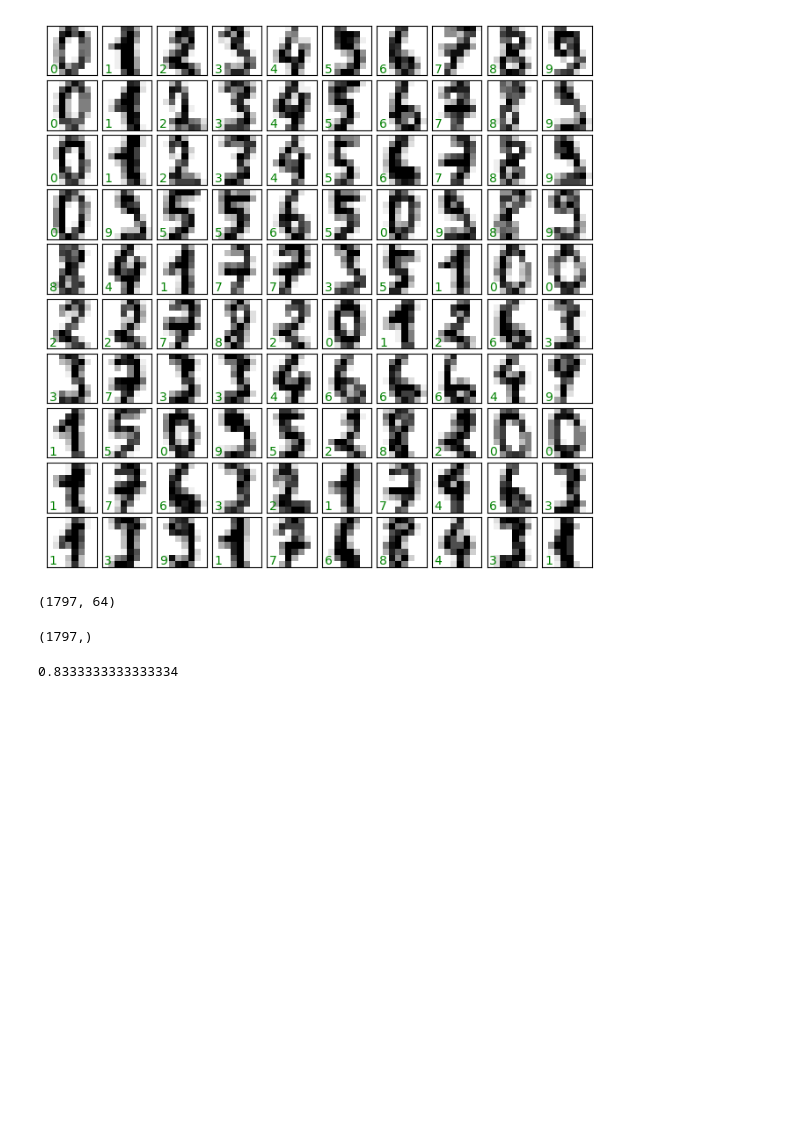
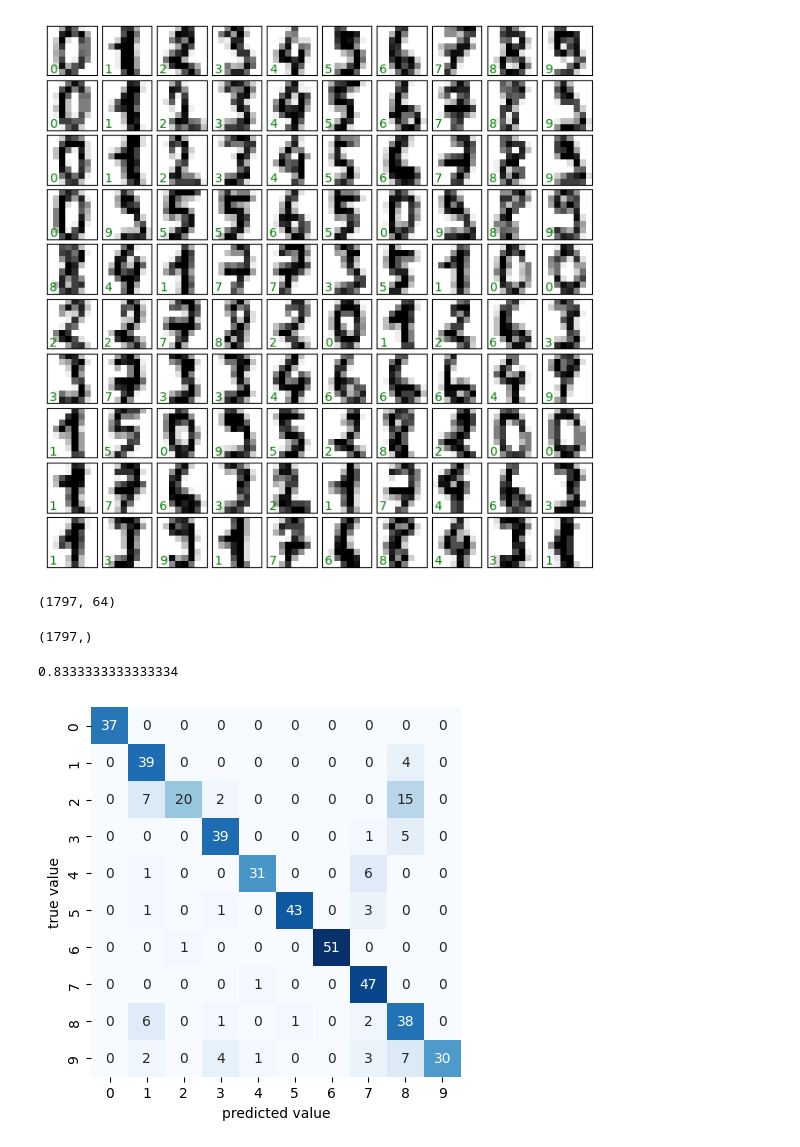
Before and after one commit to anumit-web/ML-Masterlist-2024, a Jupyter notebook: scikit-learn/scikit_learn_Masterlist_7.ipynb, the cells around one changed output. Cells and saved outputs as stored; diff of their text form; code cells hidden in the pictures; blank space fills up the shorter version.

```diff
--- a/scikit-learn/scikit_learn_Masterlist_7.ipynb
+++ b/scikit-learn/scikit_learn_Masterlist_7.ipynb
@@ -43,0 +48,7 @@ accuracy_score(ytest, y_model)
+# %%
+mat = confusion_matrix(ytest, y_model)
+sns.heatmap(mat, square=True, annot=True, cbar=False, cmap='Blues')
+plt.xlabel('predicted value')
+plt.ylabel('true value');
+# %% [output]
+[figure, added]
```
Also changed, not shown: parts of 6 cells of this notebook.
